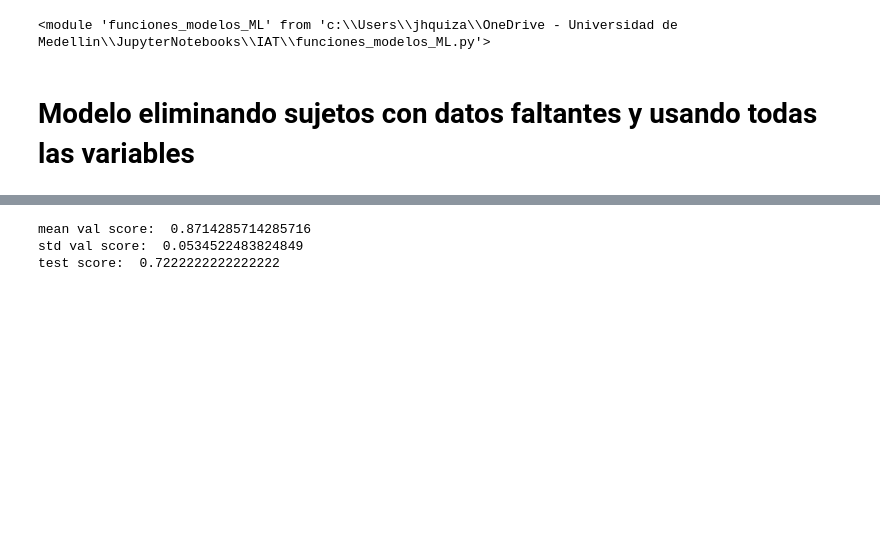
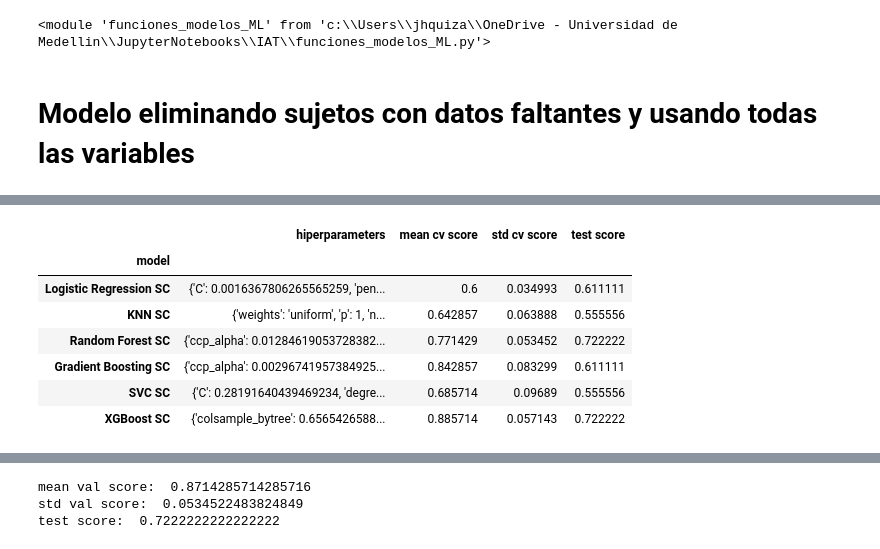
Before and after one commit to jhquiza/EEG_IAT, a Jupyter notebook: Modelos clasificación conectividad grupos de actores.ipynb, the cells around one changed output, grey strips where cells are left out. Drawn from its saved outputs; the diff is of its cells as text; code cells hidden in the pictures; blank space fills up the shorter version.

```diff
--- a/Modelos clasificación conectividad grupos de actores.ipynb
+++ b/Modelos clasificación conectividad grupos de actores.ipynb
@@ -118,0 +61,19 @@ clf_results
+# %%
+# separación de variables para preprocesar
+continuas_cols = X_train.select_dtypes(include=['float64']).columns.to_list()
+discretas_cols = X_train.select_dtypes(include=['int64']).columns.to_list()
+
+# modelos con standard scaler y min_max scaler
+preprocessor = ColumnTransformer([('scaler', StandardScaler(), continuas_cols), ('min_max', MinMaxScaler(), discretas_cols)], remainder='passthrough')
+model_names = ['Logistic Regression SC', 'KNN SC', 'Random Forest SC', 'Gradient Boosting SC', 'SVC SC', 'XGBoost SC']
+best_results_sc = ml.get_best_model_sc(preprocessor=preprocessor, model_names=model_names, X_train=X_train, y_train_label=y_train_label, X_test=X_test, y_test_label=y_test_label)
+best_results_sc
+# %% [output]
+|  | hiperparameters | mean cv score | std cv score | test score |
+| model |  |  |  |  |
+| Logistic Regression SC | {'C': 0.0016367806265565259, 'pen... | 0.6 | 0.034993 | 0.611111 |
+| KNN SC | {'weights': 'uniform', 'p': 1, 'n... | 0.642857 | 0.063888 | 0.555556 |
+| Random Forest SC | {'ccp_alpha': 0.01284619053728382... | 0.771429 | 0.053452 | 0.722222 |
+| Gradient Boosting SC | {'ccp_alpha': 0.00296741957384925... | 0.842857 | 0.083299 | 0.611111 |
+| SVC SC | {'C': 0.28191640439469234, 'degre... | 0.685714 | 0.09689 | 0.555556 |
+| XGBoost SC | {'colsample_bytree': 0.6565426588... | 0.885714 | 0.057143 | 0.722222 |
```
Also changed, not shown: parts of 7 cells of this notebook, 1 other file.
